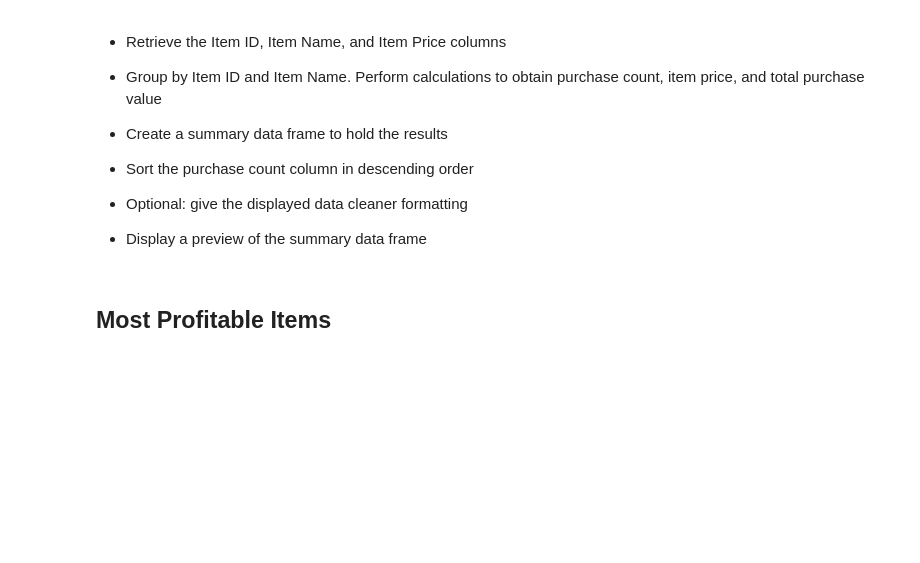
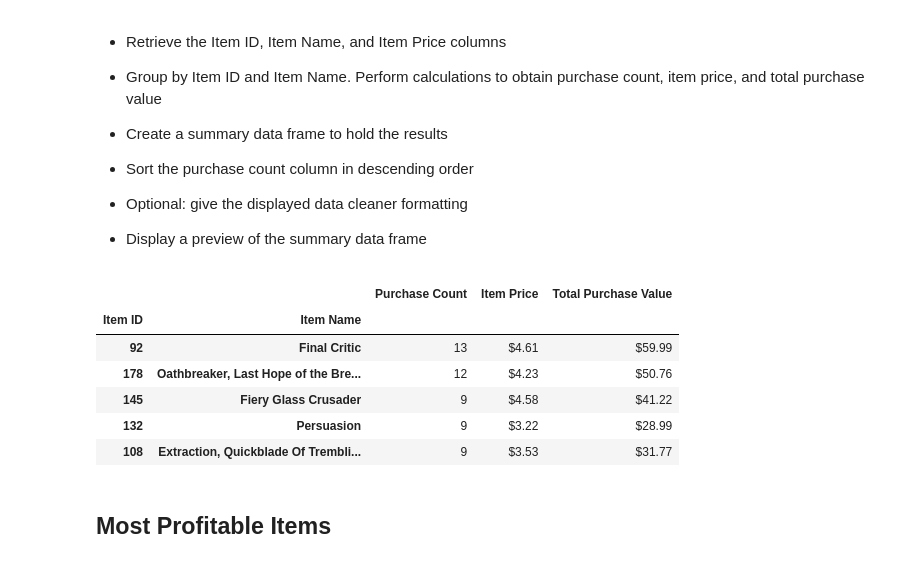
Before and after one commit to devindubin/crispy-robot, a Jupyter notebook: HeroesOfPymoli/HeroesOfPymoli/HeroesOfPymoli_starter.ipynb, the cells around one changed output. Drawn from its saved outputs; the diff is of its cells as text; code cells hidden in the pictures; blank space fills up the shorter version.

Commit message:
Last Draft

```diff
--- a/HeroesOfPymoli/HeroesOfPymoli/HeroesOfPymoli_starter.ipynb
+++ b/HeroesOfPymoli/HeroesOfPymoli/HeroesOfPymoli_starter.ipynb
@@ -273,6 +308,34 @@ summary_PA_age
 
 
 * Display a preview of the summary data frame
+# %%
+mpt = purchase_data[['Item ID','Item Name','Price']]
+item_id_name_group = mpt.groupby(['Item ID','Item Name'])
+mpt_pc = item_id_name_group['Item ID'].count()
+mpt_ip = item_id_name_group['Price'].mean()
+mpt_tpv = item_id_name_group['Price'].sum()
+
+summary_mpd = pd.DataFrame({'Purchase Count':mpt_pc,
+                           'Item Price':mpt_ip})
+
+
+summary_mpt = pd.merge(summary_mpd,mpt_tpv,how = "inner",on = ['Item ID','Item Name'])
+summary_mpt = summary_mpt.rename(columns = {'Price' : 'Total Purchase Value'})
+summary_mpt = summary_mpt.sort_values(by = ['Purchase Count'],ascending = False)
+summary_mpi = mpt_tpv
+for r in range(len(summary_mpt)):
+    for c in range(1,3):
+        summary_mpt.iloc[r,c] = "${:.2f}".format(round(summary_mpt.iloc[r,c],2))
+
+summary_mpt.head()
+# %% [output]
+|  |  | Purchase Count | Item Price | Total Purchase Value |
+| Item ID | Item Name |  |  |  |
+| 92 | Final Critic | 13 | $4.61 | $59.99 |
+| 178 | Oathbreaker, Last Hope of the Bre... | 12 | $4.23 | $50.76 |
+| 145 | Fiery Glass Crusader | 9 | $4.58 | $41.22 |
+| 132 | Persuasion | 9 | $3.22 | $28.99 |
+| 108 | Extraction, Quickblade Of Trembli... | 9 | $3.53 | $31.77 |
 # %% [markdown]
 ## Most Profitable Items
 # %% [markdown]
```
Also changed, not shown: parts of 18 cells of this notebook.
